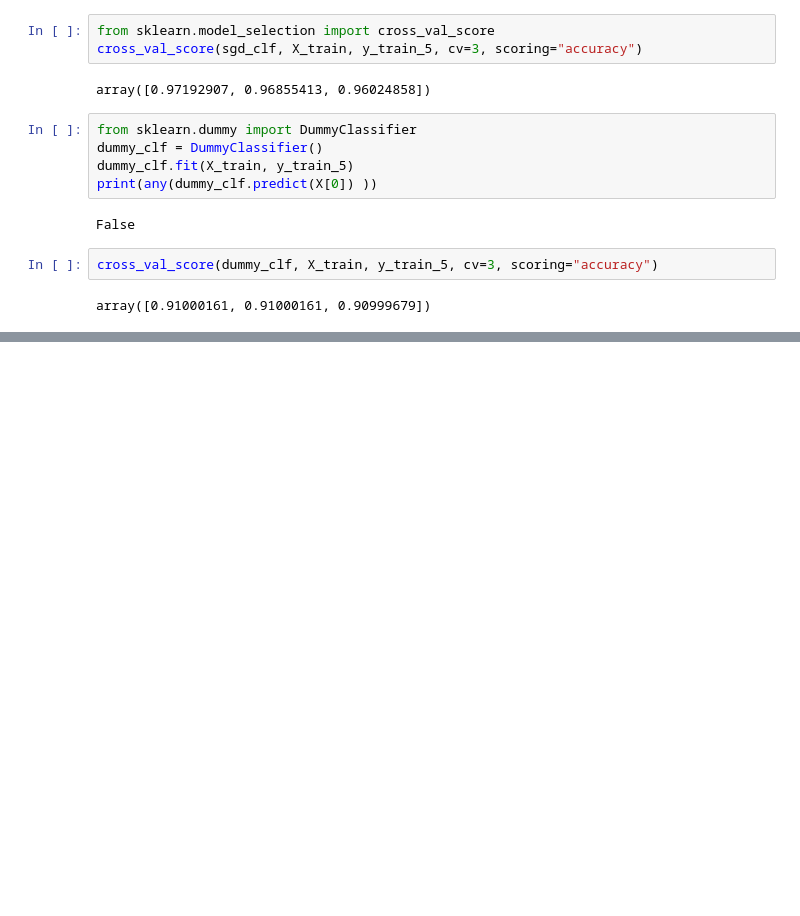
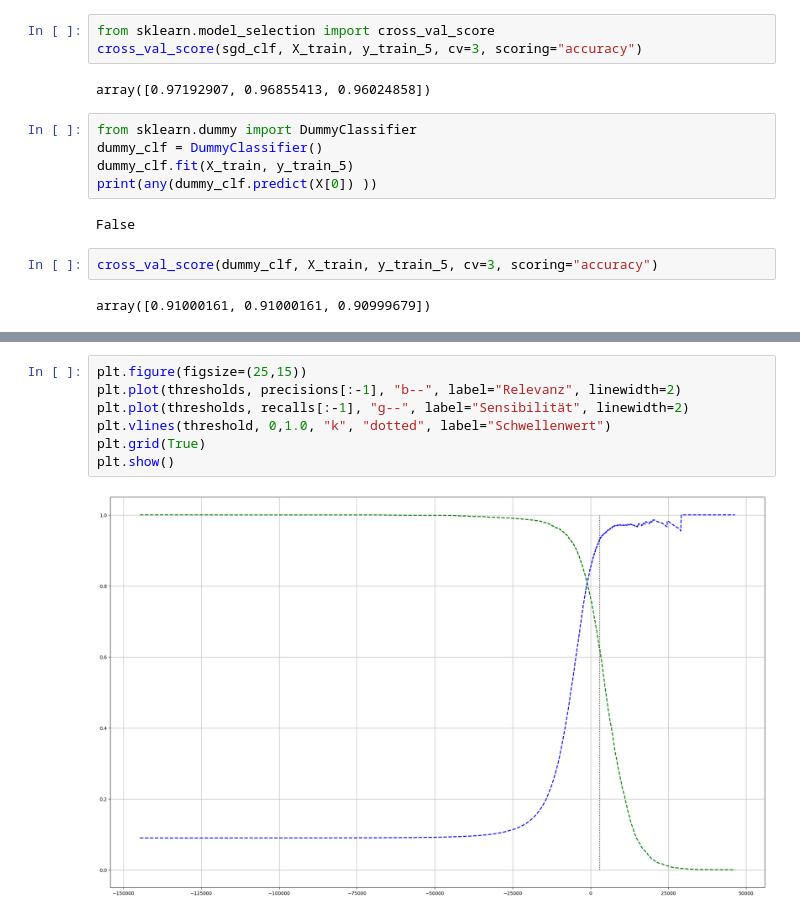
Before and after one commit to mailmezorro/handsOnMachineLearning, a Jupyter notebook: Chapter2_Mnist/mnist.ipynb, the cells around one changed output, grey strips where cells are left out. Cells and saved outputs as stored; diff of their text form; blank space fills up the shorter version.

```diff
--- a/Chapter2_Mnist/mnist.ipynb
+++ b/Chapter2_Mnist/mnist.ipynb
@@ -174,0 +273,9 @@ array([0.91000161, 0.91000161, 0.90999679])
+# %%
+plt.figure(figsize=(25,15))
+plt.plot(thresholds, precisions[:-1], "b--", label="Relevanz", linewidth=2)
+plt.plot(thresholds, recalls[:-1], "g--", label="Sensibilität", linewidth=2)
+plt.vlines(threshold, 0,1.0, "k", "dotted", label="Schwellenwert")
+plt.grid(True)
+plt.show()
+# %% [output]
+[figure, added]
```
Also changed, not shown: parts of 25 cells of this notebook.
